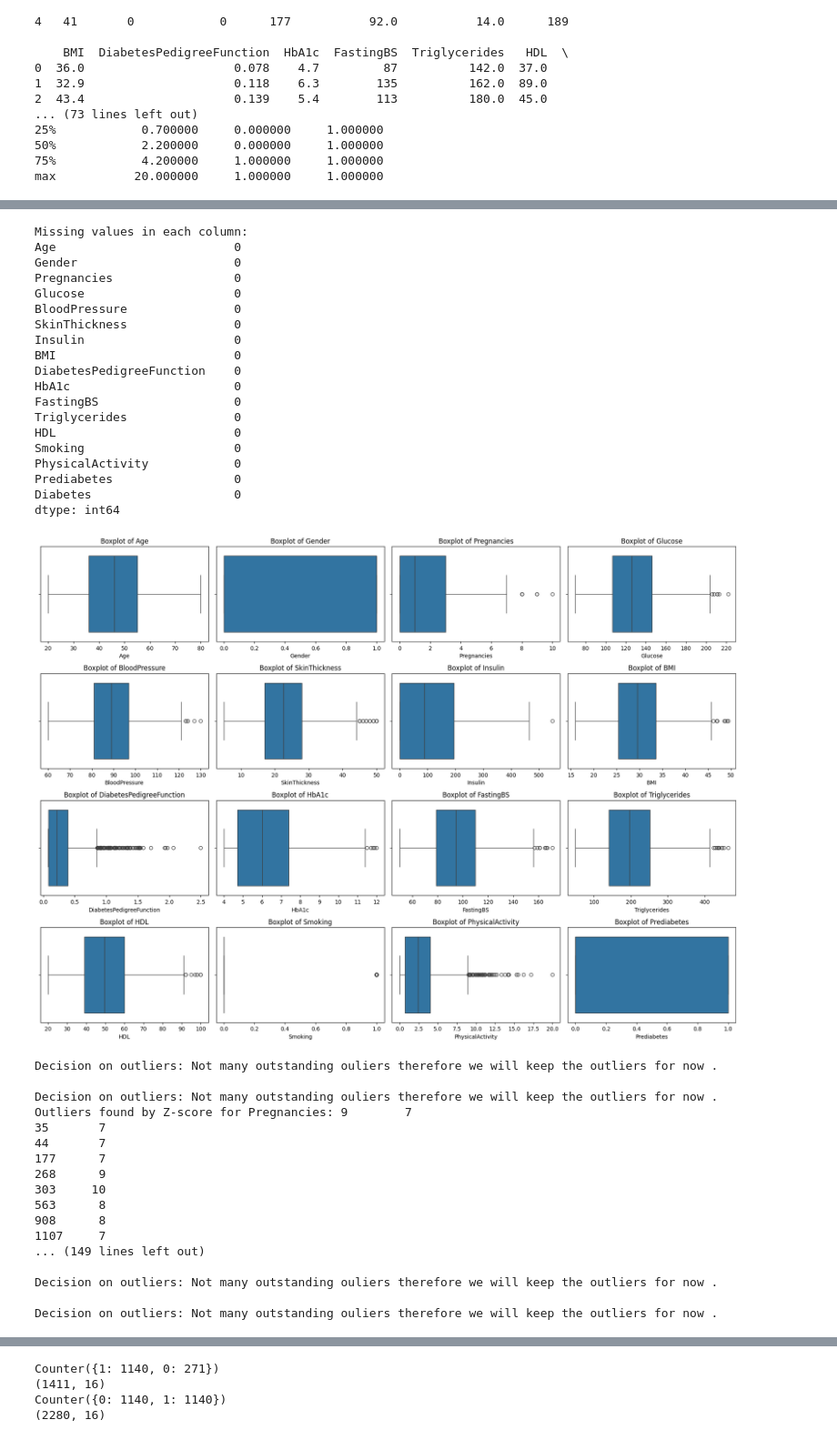
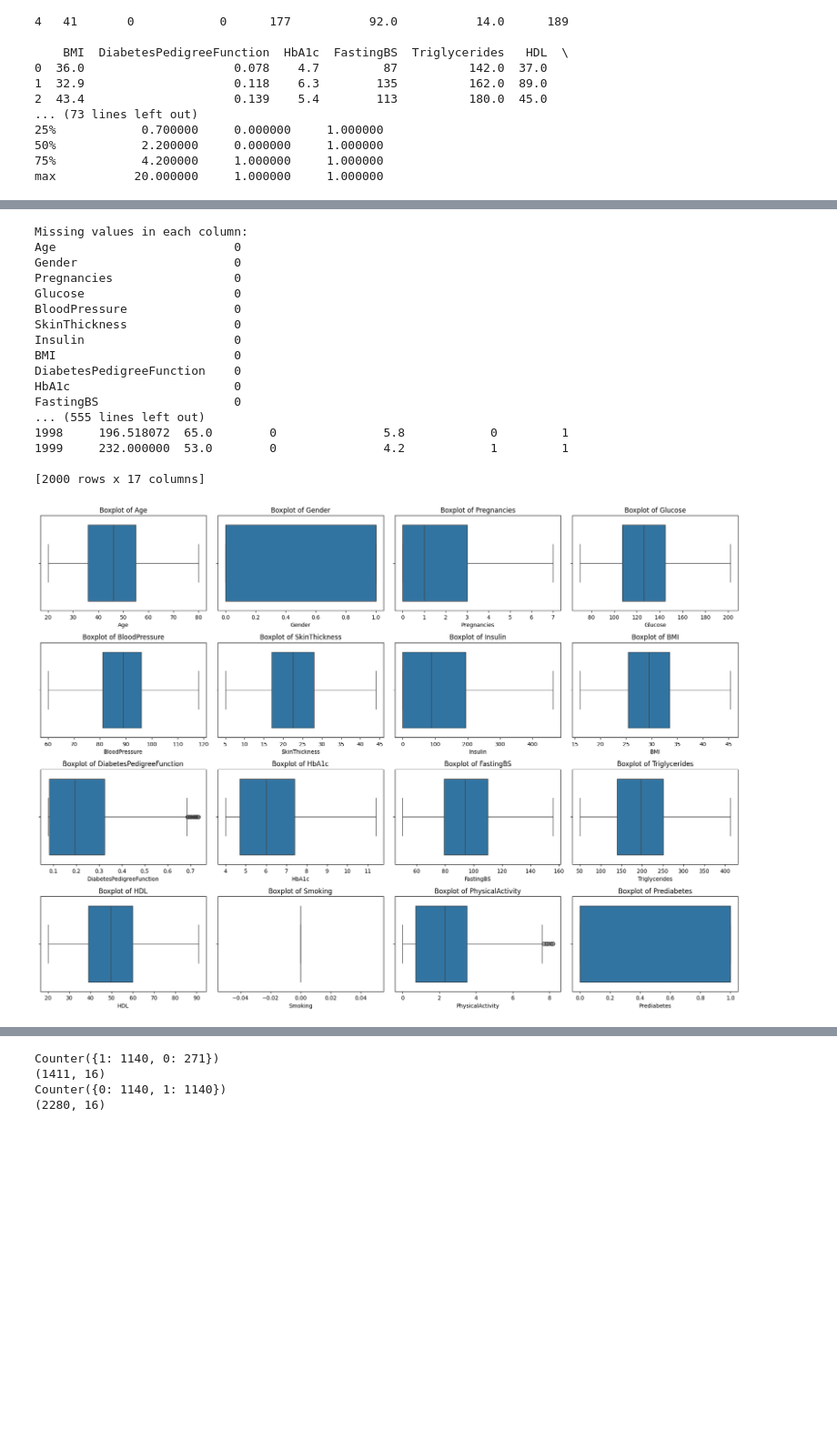
Before and after one commit to gsarada/AICourse-2026, a Jupyter notebook: mod3assmt.ipynb, the cells around one changed output, grey strips where cells are left out. Shown at 91% size. Drawn from its saved outputs; the diff is of its cells as text; code cells hidden in the pictures; blank space fills up the shorter version.

```diff
--- a/mod3assmt.ipynb
+++ b/mod3assmt.ipynb
@@ -126,68 +126,71 @@ def check_data_quality(df):
     df = df.fillna(df.mean(numeric_only=True))
 
     # Visualize outliers using boxplots
+    # plt.figure(figsize=(18, 13))
+    # for i, column in enumerate(df.columns[:-1]):  # Skip Label column
+    #     plt.subplot(4, 4, i+1)
+    #     sns.boxplot(x=df[column])
+    #     plt.title(f'Boxplot of {column}')
+
+    # plt.tight_layout()
+    # plt.show()
+
+    # Handle outliers
+    df = findAndHandleOutliers(df)
+
     plt.figure(figsize=(18, 13))
     for i, column in enumerate(df.columns[:-1]):  # Skip Label column
         plt.subplot(4, 4, i+1)
         sns.boxplot(x=df[column])
         plt.title(f'Boxplot of {column}')
 
     plt.tight_layout()
     plt.show()
-
-    # Handle outliers
-    findAndHandleOutliers(df)
     return df
 
 def findAndHandleOutliers(df):
   for i, column in enumerate(df.columns[:-1]):
-    z_scores = np.abs(stats.zscore(df[column]))
-    threshold = 3
-    outliers = df[z_scores > threshold]
-    if(not outliers.empty):
-      print(f"Outliers found by Z-score for {column}: {outliers[column]} ")
-    # Decision on outliers
-    print("\nDecision on outliers: Not many outstanding ouliers therefore we will keep the outliers for now .")
+    Q1 = df[column].quantile(0.25)
+    Q3 = df[column].quantile(0.75)
+    IQR = Q3 - Q1
+
+    # Define bounds (1.5 * IQR is a common threshold)
+    lower_bound = Q1 - 1.5 * IQR
+    upper_bound = Q3 + 1.5 * IQR
+    print(f"\n{column} - Lower Bound: {lower_bound}, Upper Bound: {upper_bound}")
+
+    # Create a boolean mask for outliers
+    # Values outside the bounds will be True (outlier)
+    outliers_mask = (df[column] < lower_bound) | (df[column] > upper_bound)
+    print(f"{column} - Outliers detected:\n{df[outliers_mask]}")
+    # Calculate the median of non-outlier values
+    median_value = df[~outliers_mask][column].median()
+
+    # Impute the outliers with the calculated median value
+    df.loc[outliers_mask, column] = median_value
+  print(df)
+  return df
 
 df = check_data_quality(df)
 # %% [output]
 Missing values in each column:
 Age                         0
 Gender                      0
 Pregnancies                 0
 Glucose                     0
 BloodPressure               0
 SkinThickness               0
 Insulin                     0
 BMI                         0
 DiabetesPedigreeFunction    0
 HbA1c                       0
 FastingBS                   0
-Triglycerides               0
-HDL                         0
-Smoking                     0
-PhysicalActivity            0
-Prediabetes                 0
-Diabetes                    0
-dtype: int64
+... (555 lines left out)
+1998     196.518072  65.0        0               5.8            0         1
+1999     232.000000  53.0        0               4.2            1         1
+
+[2000 rows x 17 columns]
-[figure, old version]
+[figure, new version]
-Decision on outliers: Not many outstanding ouliers therefore we will keep the outliers for now .
-
-Decision on outliers: Not many outstanding ouliers therefore we will keep the outliers for now .
-Outliers found by Z-score for Pregnancies: 9        7
-35       7
-44       7
-177      7
-268      9
-303     10
-563      8
-908      8
-1107     7
-... (149 lines left out)
-
-Decision on outliers: Not many outstanding ouliers therefore we will keep the outliers for now .
-
-Decision on outliers: Not many outstanding ouliers therefore we will keep the outliers for now .
 # %%
 # Task 4: Prepare Features and Target Variable
 #The recommended, standard workflow is: Split -> Normalize -> SMOTE. Normalization and upsampling should happen only on training data so the test data does not influence training
```
Also changed, not shown: parts of 6 cells of this notebook.
